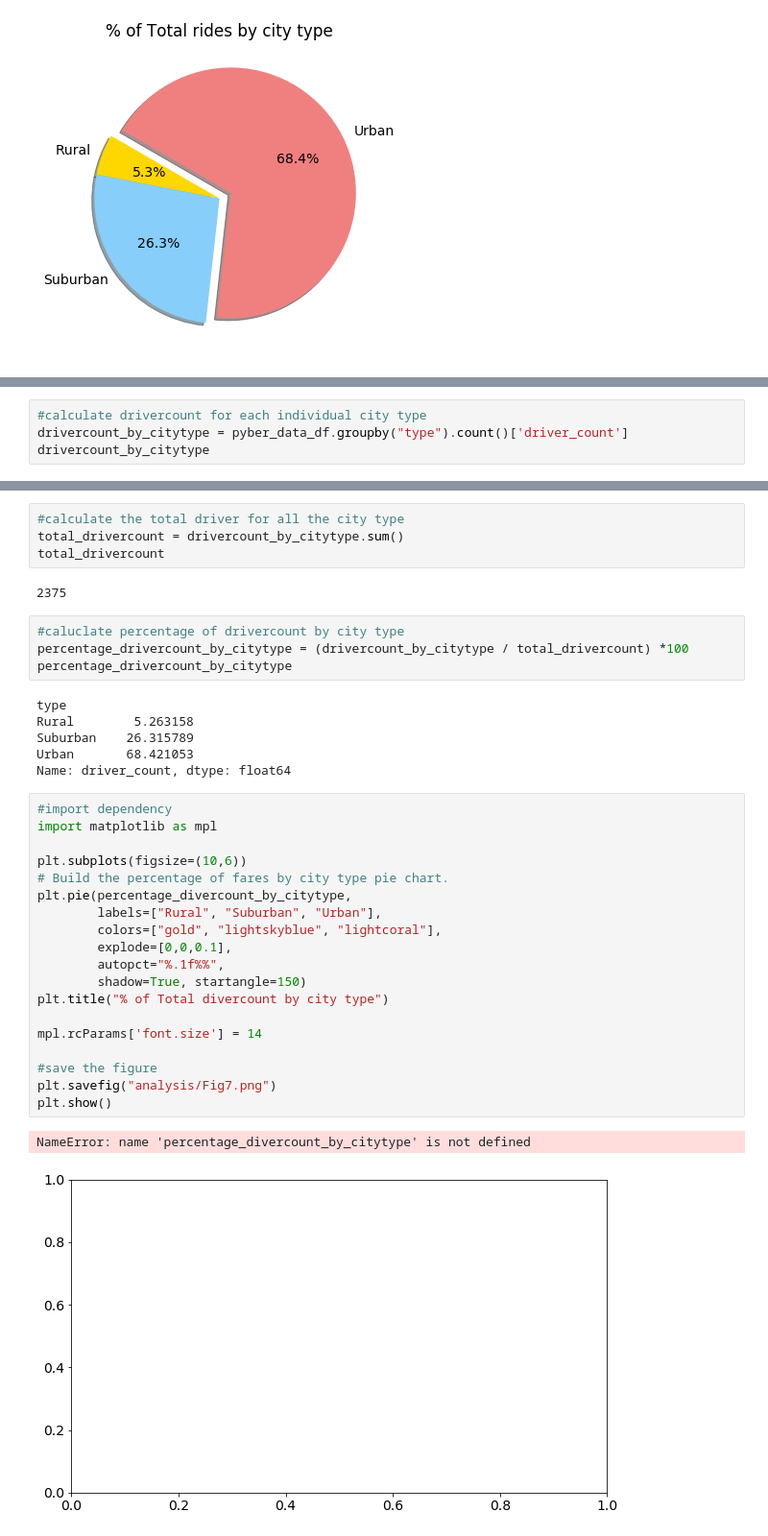
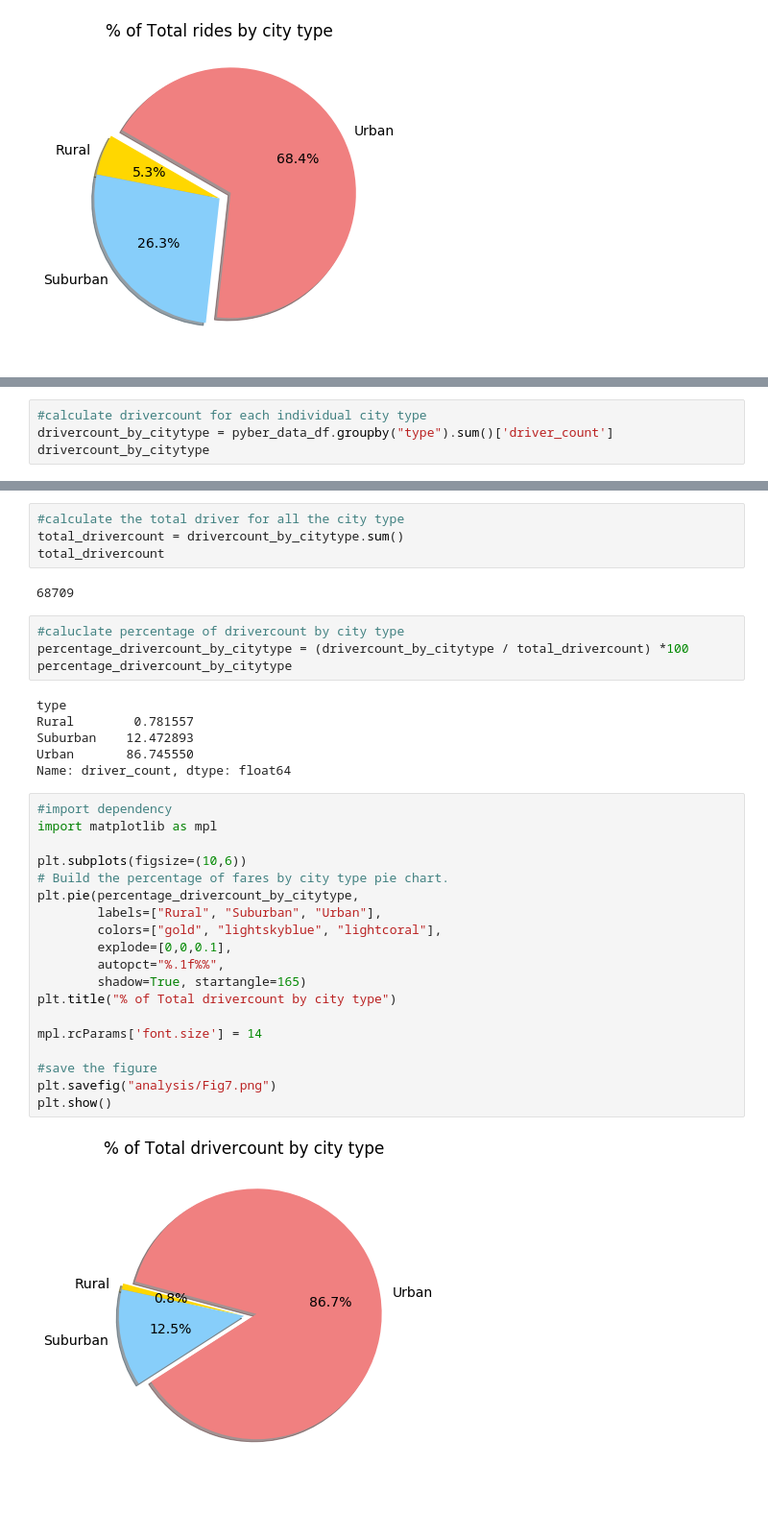
Before and after one commit to amuthusa/PyBer_Analysis, a Jupyter notebook: PyBer.ipynb, the cells around one changed output, grey strips where cells are left out. Shown at 96% size. Drawn from its saved outputs; the diff is of its cells as text; blank space fills up the shorter version.

Commit message:
fixed pie chart for drivercount

```diff
--- a/PyBer.ipynb
+++ b/PyBer.ipynb
@@ -919,6 +927,6 @@ plt.show()
 # %%
 #calculate drivercount for each individual city type
-drivercount_by_citytype = pyber_data_df.groupby("type").count()['driver_count']
+drivercount_by_citytype = pyber_data_df.groupby("type").sum()['driver_count']
 drivercount_by_citytype
 # %% [output]
 type
@@ -931,36 +939,35 @@ Name: driver_count, dtype: int64
 total_drivercount = drivercount_by_citytype.sum()
 total_drivercount
 # %% [output]
-2375
+68709
 # %%
 #caluclate percentage of drivercount by city type
 percentage_drivercount_by_citytype = (drivercount_by_citytype / total_drivercount) *100
 percentage_drivercount_by_citytype
 # %% [output]
 type
-Rural        5.263158
-Suburban    26.315789
-Urban       68.421053
+Rural        0.781557
+Suburban    12.472893
+Urban       86.745550
 Name: driver_count, dtype: float64
 # %%
 #import dependency
 import matplotlib as mpl
 
 plt.subplots(figsize=(10,6))
 # Build the percentage of fares by city type pie chart.
-plt.pie(percentage_divercount_by_citytype,
+plt.pie(percentage_drivercount_by_citytype,
         labels=["Rural", "Suburban", "Urban"],
         colors=["gold", "lightskyblue", "lightcoral"],
         explode=[0,0,0.1],
         autopct="%.1f%%",
-        shadow=True, startangle=150)
-plt.title("% of Total divercount by city type")
+        shadow=True, startangle=165)
+plt.title("% of Total drivercount by city type")
 
 mpl.rcParams['font.size'] = 14
 
 #save the figure
 plt.savefig("analysis/Fig7.png")
 plt.show()
 # %% [output]
-NameError: name 'percentage_divercount_by_citytype' is not defined
-[figure, old version]
+[figure, new version]
```
Also changed, not shown: parts of 2 cells of this notebook, 1 other file.
